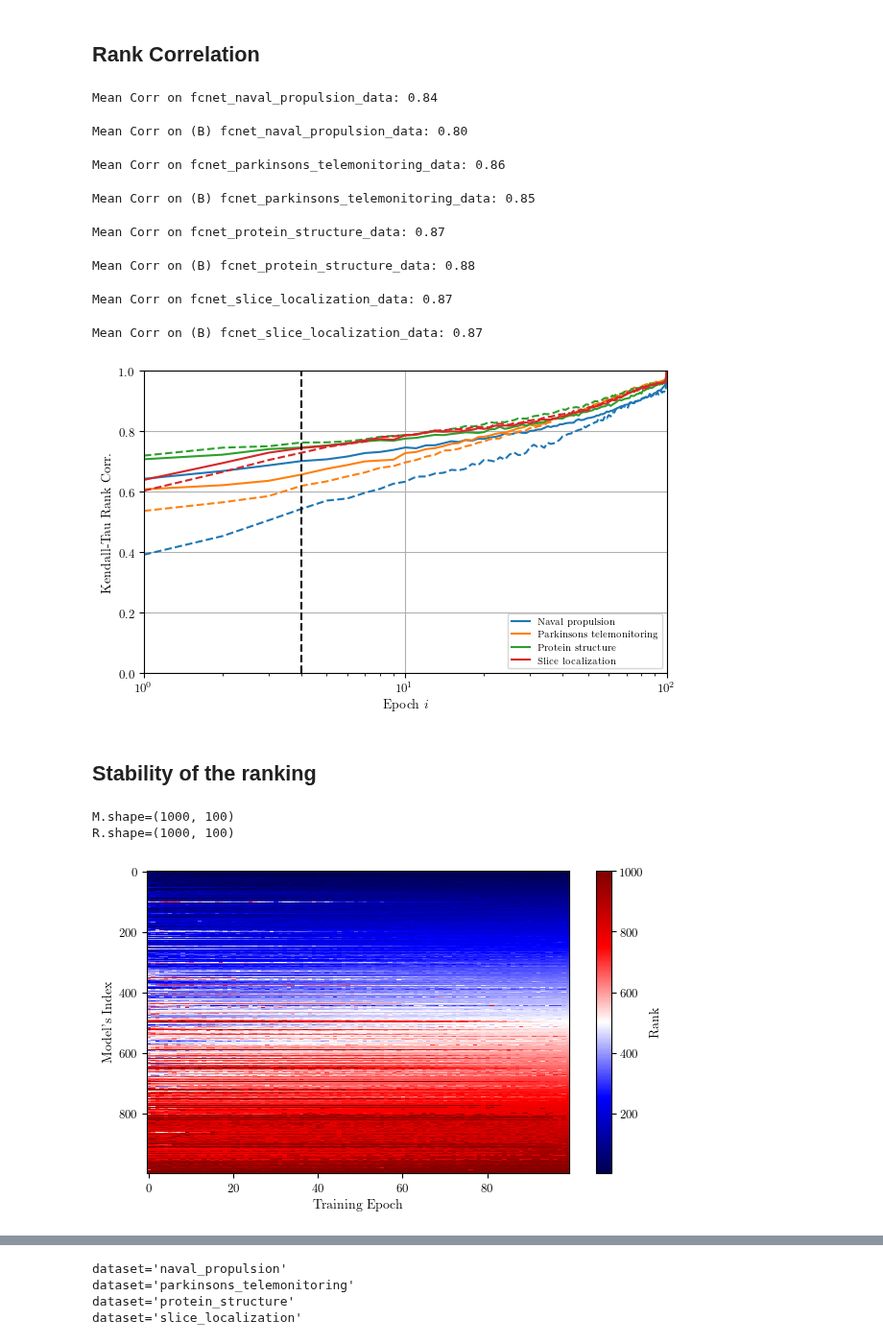
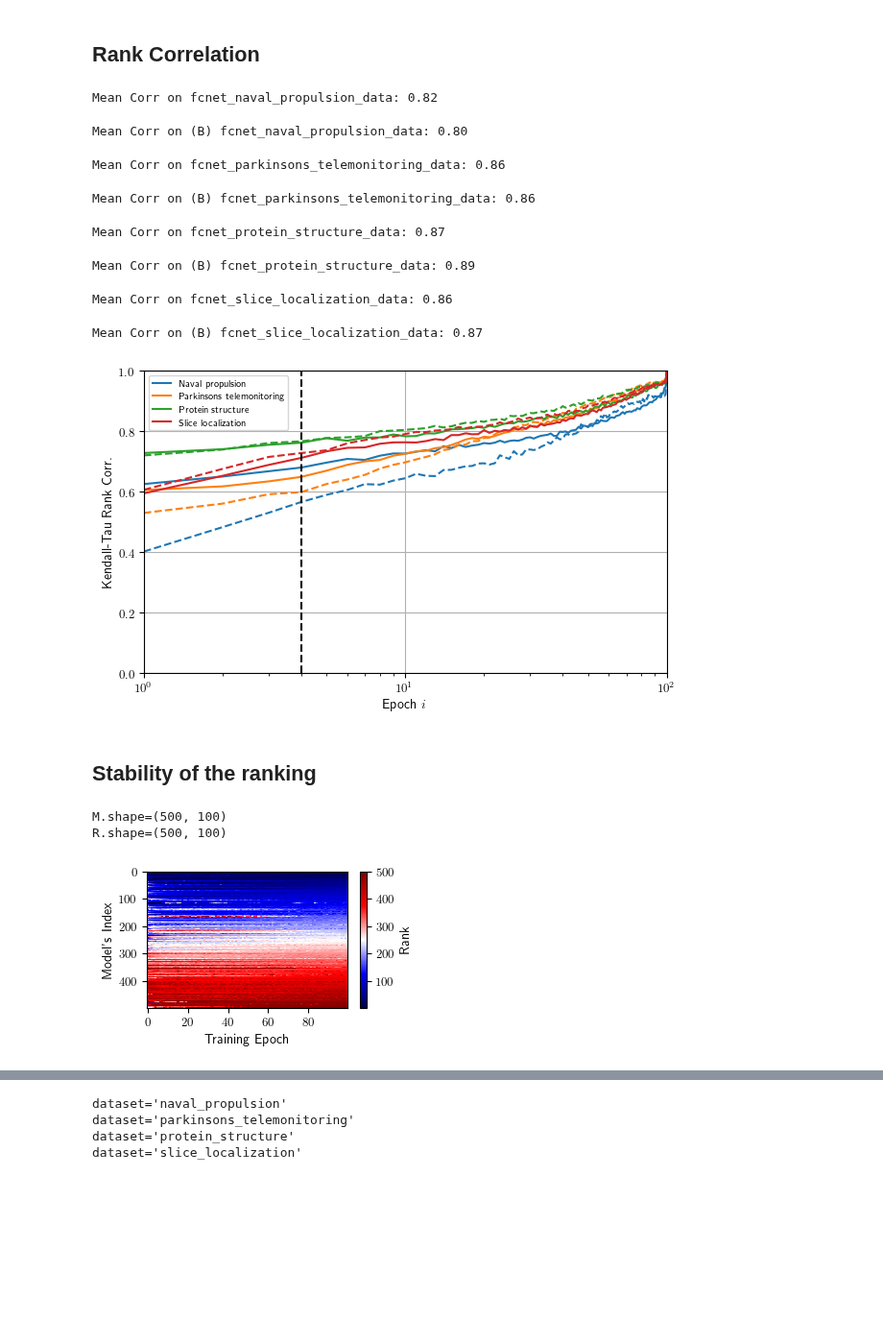
Before and after one commit to fmohr/lcdb, a Jupyter notebook: publications/2024-neurocom/learning-curves/hpobench.ipynb, the cells around one changed output, grey strips where cells are left out. Shown at 96% size. Cells and saved outputs as stored; diff of their text form; code cells hidden in the pictures; blank space fills up the shorter version.

```diff
--- a/publications/2024-neurocom/learning-curves/hpobench.ipynb
+++ b/publications/2024-neurocom/learning-curves/hpobench.ipynb
@@ -16,7 +16,8 @@ from lcdb.analysis.plot import plot_learning_curves
 from deephyper.analysis._matplotlib import figure_size, update_matplotlib_rc
 
 update_matplotlib_rc()
-figsize = figure_size(252 * 1.8, 1.0)
+# figsize = figure_size(252 * 1.8, 1.0)
+figsize = figure_size(252 * 1.0, 1.0)
 # %% [markdown]
 ## Loading The Data
 # %%
@@ -151,8 +152,7 @@ def get_rank_corr(f, num_models, mode="spearman", random=True, random_state=None
         corr_list = [kendalltau(y_list[:,i], y_last_perf)[0] for i in range(y_list.shape[-1])]
     return corr_list
 
-# num_models = 70_000
-num_models = 1000
+num_models = 500
 mode = "kendall"
 
 datasets = ["fcnet_naval_propulsion_data", "fcnet_parkinsons_telemonitoring_data", "fcnet_protein_structure_data", "fcnet_slice_localization_data"]
@@ -194,15 +194,15 @@ plt.savefig(f"figures/hpobench/{mode}_corr_hpobench.png", dpi=360)
 
 plt.show()
 # %% [output]
-Mean Corr on fcnet_naval_propulsion_data: 0.84
+Mean Corr on fcnet_naval_propulsion_data: 0.82
 Mean Corr on (B) fcnet_naval_propulsion_data: 0.80
 Mean Corr on fcnet_parkinsons_telemonitoring_data: 0.86
-Mean Corr on (B) fcnet_parkinsons_telemonitoring_data: 0.85
+Mean Corr on (B) fcnet_parkinsons_telemonitoring_data: 0.86
 Mean Corr on fcnet_protein_structure_data: 0.87
-Mean Corr on (B) fcnet_protein_structure_data: 0.88
+Mean Corr on (B) fcnet_protein_structure_data: 0.89
-Mean Corr on fcnet_slice_localization_data: 0.87
+Mean Corr on fcnet_slice_localization_data: 0.86
 Mean Corr on (B) fcnet_slice_localization_data: 0.87
-[figure, old version]
+[figure, new version]
 # %% [markdown]
 ## Stability of the ranking
 # %%
@@ -210,43 +210,43 @@ from scipy.stats import rankdata
 
 # dataset = "naval_propulsion"
 # dataset = "parkinsons_telemonitoring"
-dataset = "protein_structure"
-# dataset = "slice_localization"
+# dataset = "protein_structure"
+dataset = "slice_localization"
 
 f = load_dataset(f"fcnet_{dataset}_data")
 
-random_state = None
+random_state = 42
 rs = np.random.RandomState(random_state)
 keys = list(f.keys())
 # num_models = len(keys)
-num_models = 1_000
+num_models = 500
 
 selection = rs.choice(keys, size=num_models, replace=False)
 
 M = []
 for i, k in enumerate(selection):
     C = np.mean(f[k]["valid_loss"], axis=0).tolist()
     M.append(C)
 M = np.asarray(M)
 print(f"{M.shape=}")
 
 # ranking matrix per step
 R = rankdata(M, axis=0)
 print(f"{R.shape=}")
 
 idx_sorting = np.argsort(R[:,-1])
 
-plt.figure()
+fig, ax = plt.subplots(figsize=figsize)
 plt.imshow(R[idx_sorting], cmap="seismic", interpolation="nearest", aspect="auto")
 plt.colorbar(label="Rank")
 plt.xlabel("Training Epoch")
 plt.ylabel("Model's Index")
 plt.tight_layout()
 plt.savefig(f"figures/hpobench/heatmap_ranks_{dataset}.png")
 plt.show()
 # %% [output]
-M.shape=(1000, 100)
-R.shape=(1000, 100)
+M.shape=(500, 100)
+R.shape=(500, 100)
-[figure, old version]
+[figure, new version]
 # %%
 anchor_values = [np.arange(1, M.shape[1] + 1) for _ in range(M.shape[0])]
```
Also changed, not shown: parts of 4 cells of this notebook, 39 other files.
